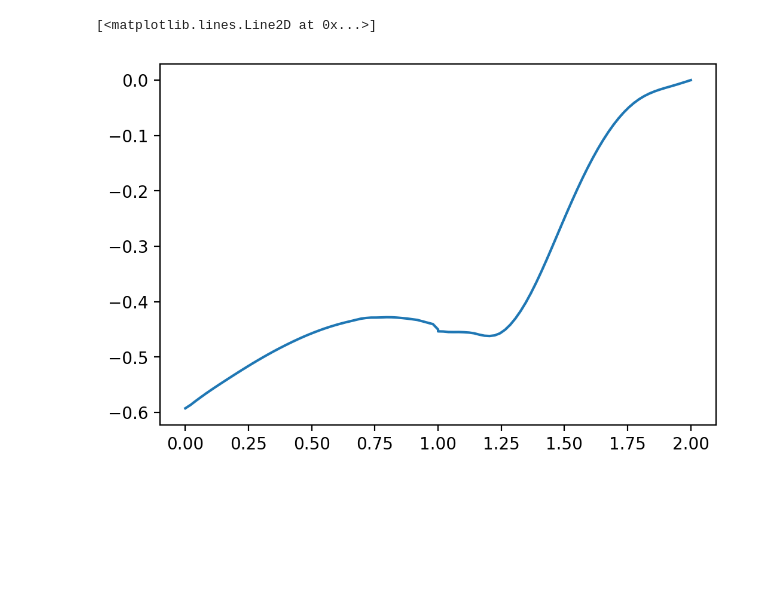
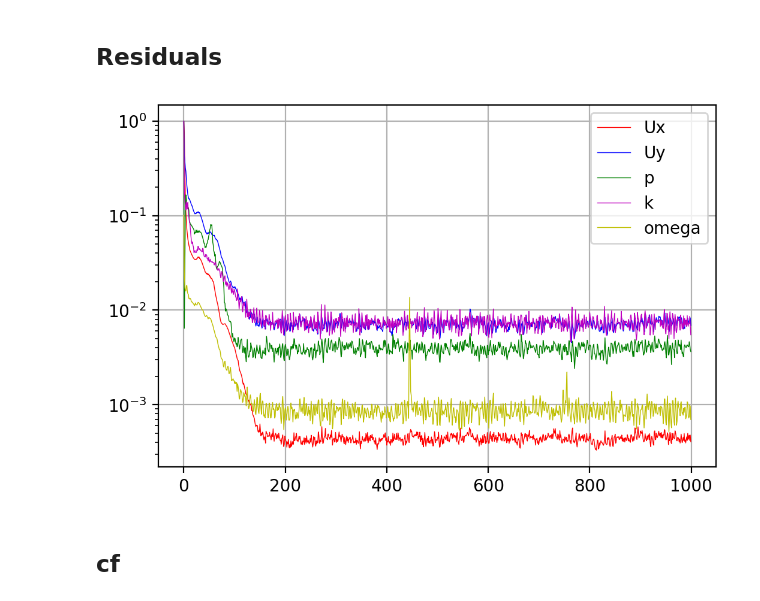
Before and after one commit to MartinAchondo/Simulation-of-Backward-Facing-Step-Flow-Using-OpenFOAM, a Jupyter notebook: 2d_k_omega/plots.ipynb, the cells around one changed output. Drawn from its saved outputs; the diff is of its cells as text; code cells hidden in the pictures; blank space fills up the shorter version.

Commit message:
k-omega ready

```diff
--- a/2d_k_omega/plots.ipynb
+++ b/2d_k_omega/plots.ipynb
@@ -16,4 +16,23 @@ from fieldsValues import case
 import postCodes.cf_cp_wall as coef
 import postCodes.residuals as residuals
 import postCodes.wallLaw as wall
+# %% [markdown]
+## Residuals
+# %%
+data_res = residuals.get_residuals()
+# %%
+plt.plot(data_res['Ux'], linewidth=0.5, label='Ux', c='r')
+plt.plot(data_res['Uy'], linewidth=0.5, label='Uy', c='b')
+plt.plot(data_res['p'], linewidth=0.5, label='p', c='g')
+plt.plot(data_res['k'], linewidth=0.5, label='k', c='m')
+plt.plot(data_res['omega'], linewidth=0.5, label='omega', c='y')
+
+
+plt.legend()
+plt.grid()
+plt.yscale('log')
+# %% [output]
+[figure, added]
+# %% [markdown]
+## cf
 # %%
@@ -21,5 +39,0 @@ cf_lower,cf_upper = coef.get_cp(case)
-# %%
-plt.plot(cf_lower['x'],cf_lower['cp'])
-# %% [output]
-[<matplotlib.lines.Line2D at 0x...>]
-[figure, removed]
```
Also changed, not shown: parts of 15 cells of this notebook, 3 other files.
